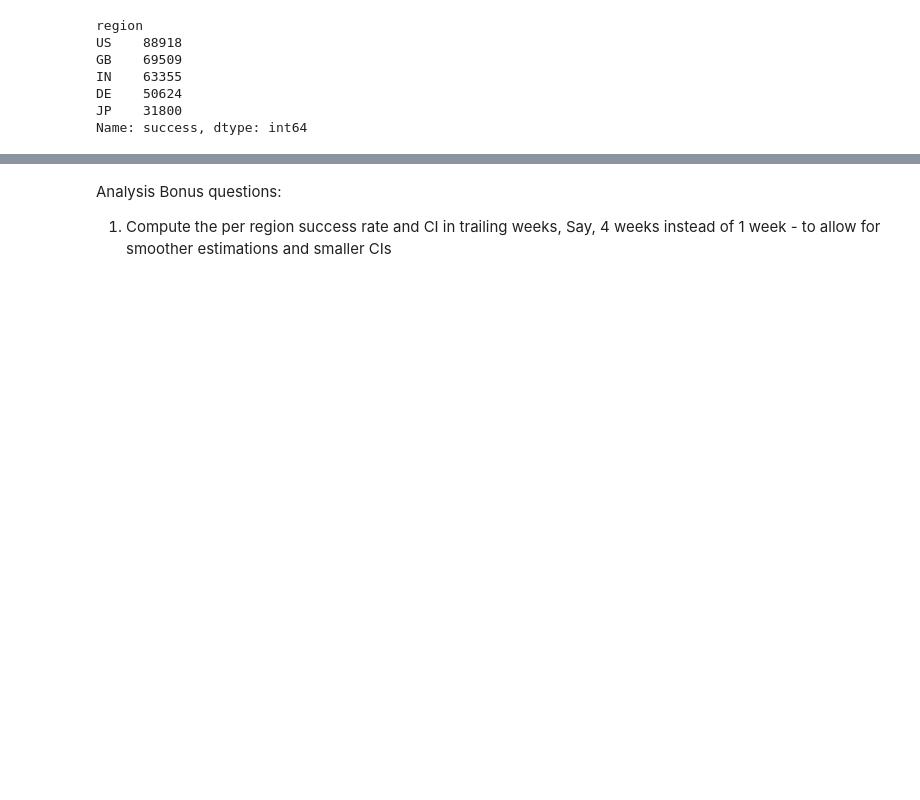
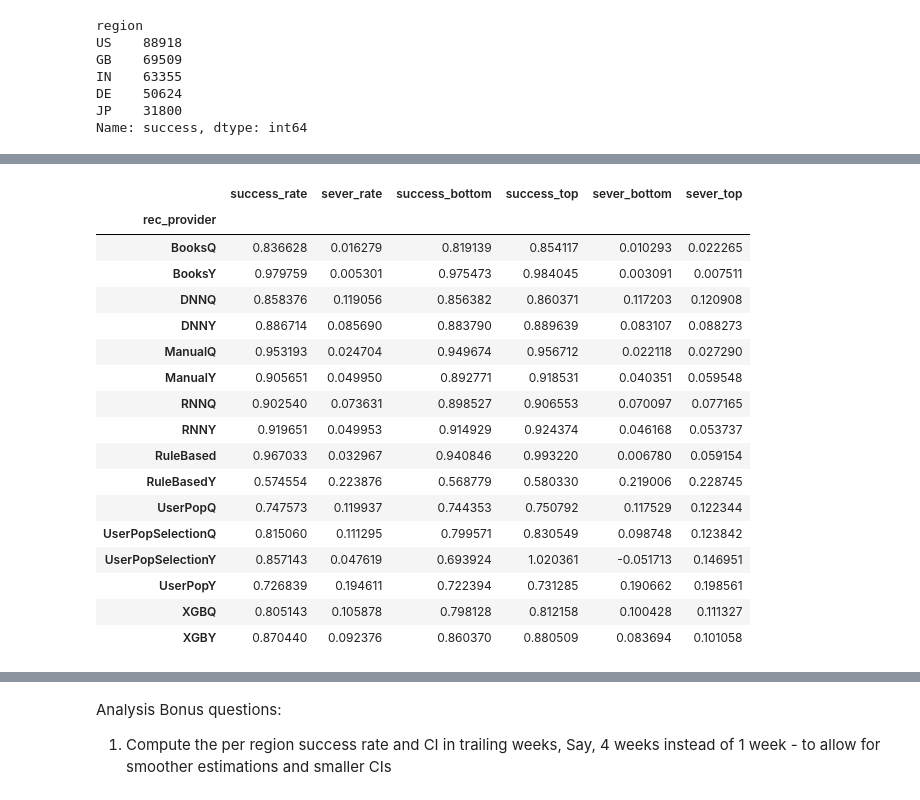
Before and after one commit to roiperlman/Python-ML--Pandas, a Jupyter notebook: Exercise 2.ipynb, the cells around one changed output, grey strips where cells are left out. Cells and saved outputs as stored; diff of their text form; code cells hidden in the pictures; blank space fills up the shorter version.

```diff
--- a/Exercise 2.ipynb
+++ b/Exercise 2.ipynb
@@ -519,0 +570,22 @@ Name: success, dtype: int64
+# %%
+#18
+get_ci_and_rates(groupby=['rec_provider'], metrics=['success', 'sever'])
+# %% [output]
+|  | success_rate | sever_rate | success_bottom | success_top | sever_bottom | sever_top |
+| rec_provider |  |  |  |  |  |  |
+| BooksQ | 0.836628 | 0.016279 | 0.819139 | 0.854117 | 0.010293 | 0.022265 |
+| BooksY | 0.979759 | 0.005301 | 0.975473 | 0.984045 | 0.003091 | 0.007511 |
+| DNNQ | 0.858376 | 0.119056 | 0.856382 | 0.860371 | 0.117203 | 0.120908 |
+| DNNY | 0.886714 | 0.085690 | 0.883790 | 0.889639 | 0.083107 | 0.088273 |
+| ManualQ | 0.953193 | 0.024704 | 0.949674 | 0.956712 | 0.022118 | 0.027290 |
+| ManualY | 0.905651 | 0.049950 | 0.892771 | 0.918531 | 0.040351 | 0.059548 |
+| RNNQ | 0.902540 | 0.073631 | 0.898527 | 0.906553 | 0.070097 | 0.077165 |
+| RNNY | 0.919651 | 0.049953 | 0.914929 | 0.924374 | 0.046168 | 0.053737 |
+| RuleBased | 0.967033 | 0.032967 | 0.940846 | 0.993220 | 0.006780 | 0.059154 |
+| RuleBasedY | 0.574554 | 0.223876 | 0.568779 | 0.580330 | 0.219006 | 0.228745 |
+| UserPopQ | 0.747573 | 0.119937 | 0.744353 | 0.750792 | 0.117529 | 0.122344 |
+| UserPopSelectionQ | 0.815060 | 0.111295 | 0.799571 | 0.830549 | 0.098748 | 0.123842 |
+| UserPopSelectionY | 0.857143 | 0.047619 | 0.693924 | 1.020361 | -0.051713 | 0.146951 |
+| UserPopY | 0.726839 | 0.194611 | 0.722394 | 0.731285 | 0.190662 | 0.198561 |
+| XGBQ | 0.805143 | 0.105878 | 0.798128 | 0.812158 | 0.100428 | 0.111327 |
+| XGBY | 0.870440 | 0.092376 | 0.860370 | 0.880509 | 0.083694 | 0.101058 |
```
Also changed, not shown: parts of 15 cells of this notebook.
